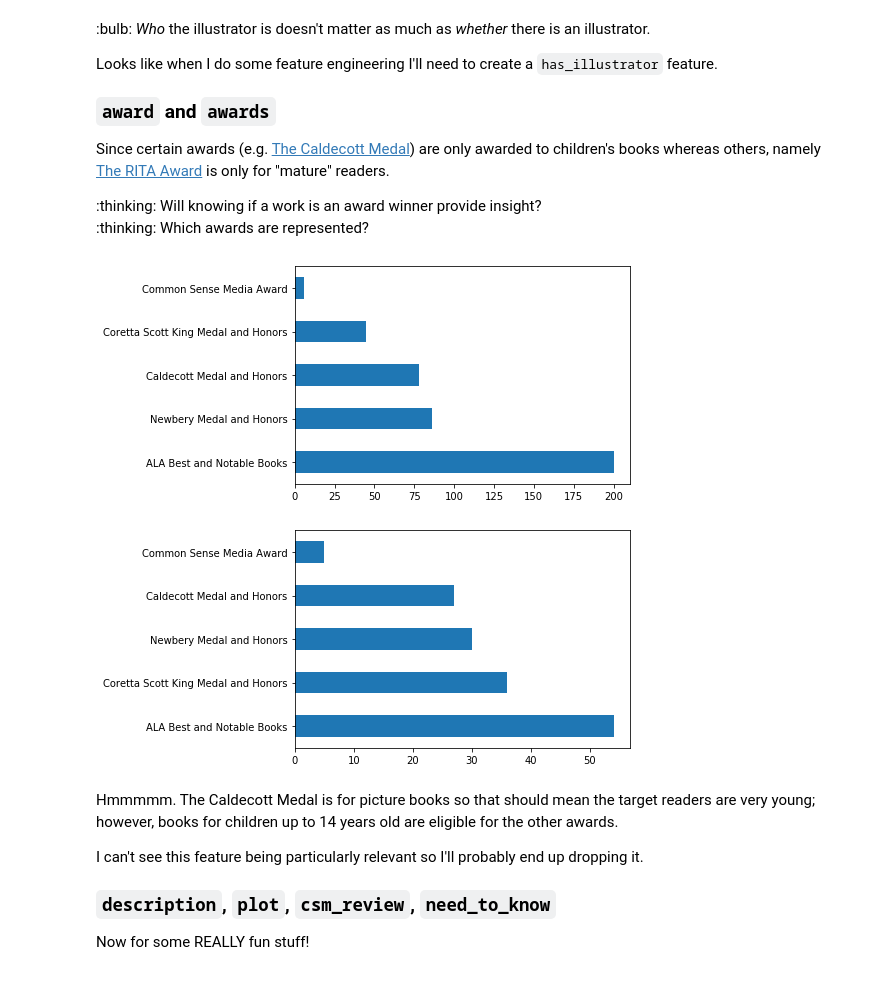
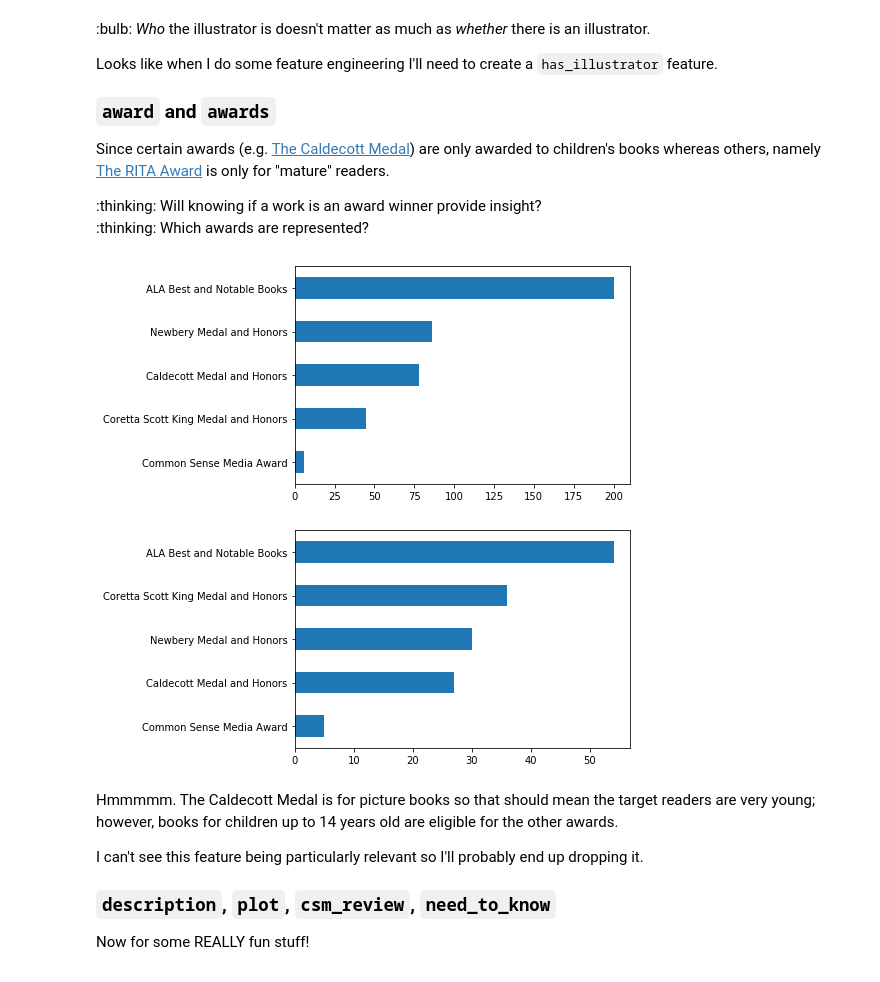
Before and after one commit to educatorsRlearners/an-a-z-of-machine-learning, a Jupyter notebook: _notebooks/2020-06-22-e-is-for-eda.ipynb, the cells around one changed output. Cells and saved outputs as stored; diff of their text form; code cells hidden in the pictures.

```diff
--- a/_notebooks/2020-06-22-e-is-for-eda.ipynb
+++ b/_notebooks/2020-06-22-e-is-for-eda.ipynb
@@ -376,13 +380,15 @@ Since certain awards (e.g. [The Caldecott Medal](https://cloviscenter.libguides.
 :thinking: Will knowing if a work is an award winner provide insight?
 :thinking: Which awards are represented?
 # %%
-df_text['award'].value_counts().plot.barh();
+award_ax = df_text['award'].value_counts().plot.barh()
+award_ax.invert_yaxis();
 # %% [output]
-[figure, old version]
+[figure, new version]
 # %%
-df_text['awards'].str.split(",").explode().str.strip().value_counts().plot.barh();
+awards_ax = df_text['awards'].str.split(",").explode().str.strip().value_counts().plot.barh()
+awards_ax.invert_yaxis()
 # %% [output]
-[figure, old version]
+[figure, new version]
 # %% [markdown]
 Hmmmmm. The Caldecott Medal is for picture books so that should mean the target readers are very young; however, books for children up to 14 years old are eligible for the other awards.
 
```
Also changed, not shown: parts of 9 cells of this notebook.
